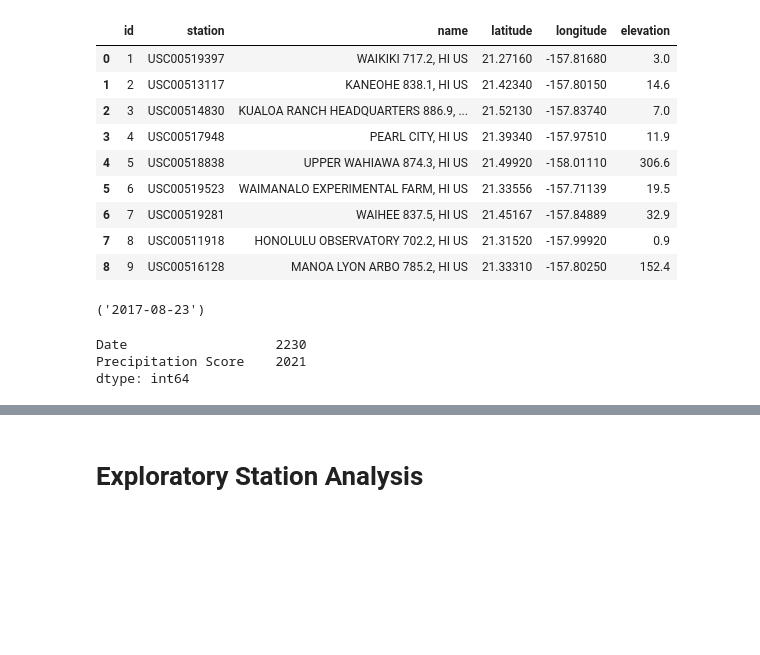
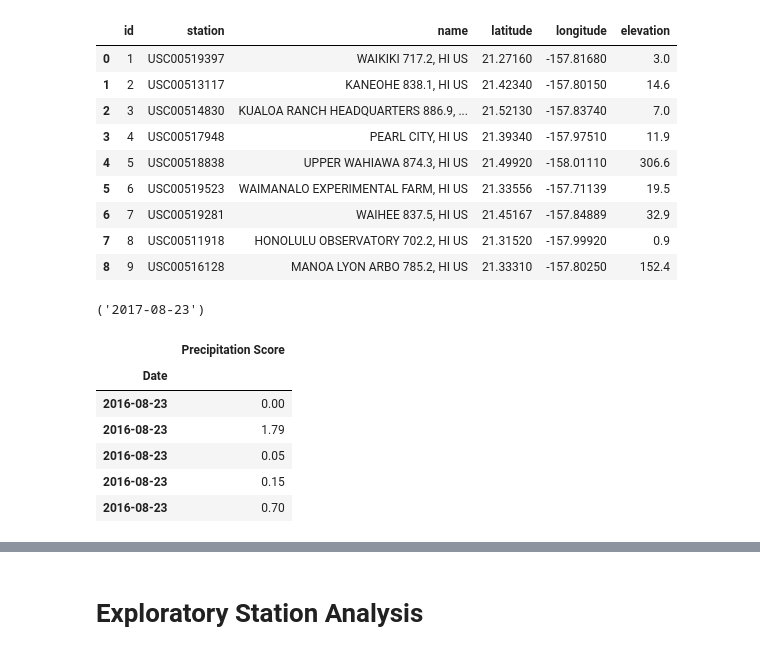
Before and after one commit to briennecole/sqlalchemy_challenge, a Jupyter notebook: surfs-up.ipynb, the cells around one changed output, grey strips where cells are left out. Drawn from its saved outputs; the diff is of its cells as text; code cells hidden in the pictures; blank space fills up the shorter version.

```diff
--- a/surfs-up.ipynb
+++ b/surfs-up.ipynb
@@ -102,29 +102,30 @@ recent_precip
 # %%
 # Design a query to retrieve the last 12 months of precipitation data and plot the results.
 # Starting from the most recent data point in the database.
 
 # Calculate the date one year from the last date in data set.
 year_ago = (dt.datetime.strptime(recent_precip[0], '%Y-%m-%d') - dt.timedelta(days=365)).strftime('%Y-%m-%d')
 #print (year_ago)
 
 # Perform a query to retrieve the data and precipitation scores
 precip_query = session.query(measurement.date, measurement.prcp).filter(measurement.date >= year_ago).all()
 #precip_query
 
 # Save the query results as a Pandas DataFrame and set the index to the date column
-precip_df = pd.DataFrame(precip_query, columns = ['Date', 'Precipitation Score'])#.set_index("Date")
+precip_df = pd.DataFrame(precip_query, columns = ['Date', 'Precipitation Score']).set_index("Date")
 
 # Sort the dataframe by date
 precip_df = precip_df.sort_values(["Date"])
 #precip_df.head()
-precip_df.count()
 
 # Clean Data/Drop NaN values
-# clean_precip_df = precip_df.dropna(how="any")
-# clean_precip_df.head()
-
-# Use Pandas Plotting with Matplotlib to plot the data
+clean_precip_df = precip_df.dropna(how="any")
+clean_precip_df.head()
 # %% [output]
-Date                   2230
-Precipitation Score    2021
-dtype: int64
+|  | Precipitation Score |
+| Date |  |
+| 2016-08-23 | 0.00 |
+| 2016-08-23 | 1.79 |
+| 2016-08-23 | 0.05 |
+| 2016-08-23 | 0.15 |
+| 2016-08-23 | 0.70 |
```
Also changed, not shown: parts of 2 cells of this notebook.
